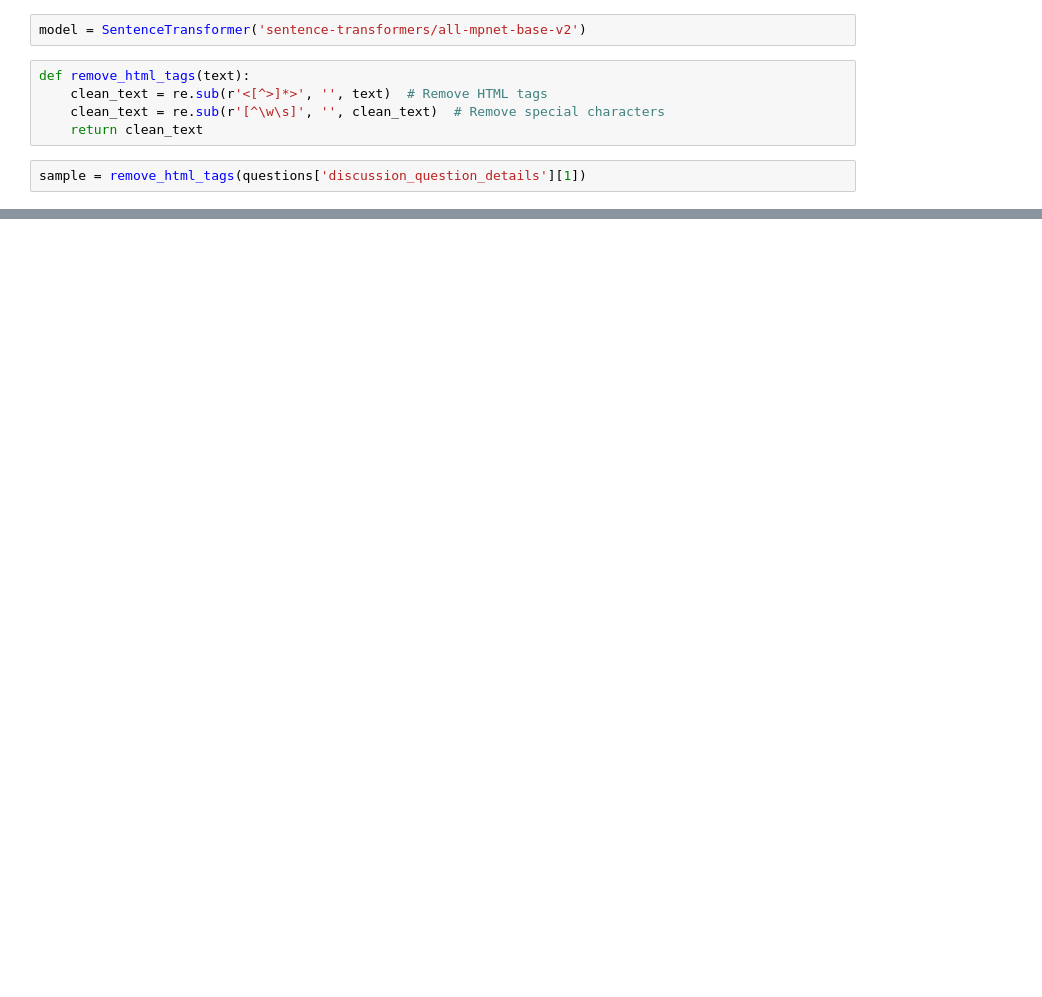
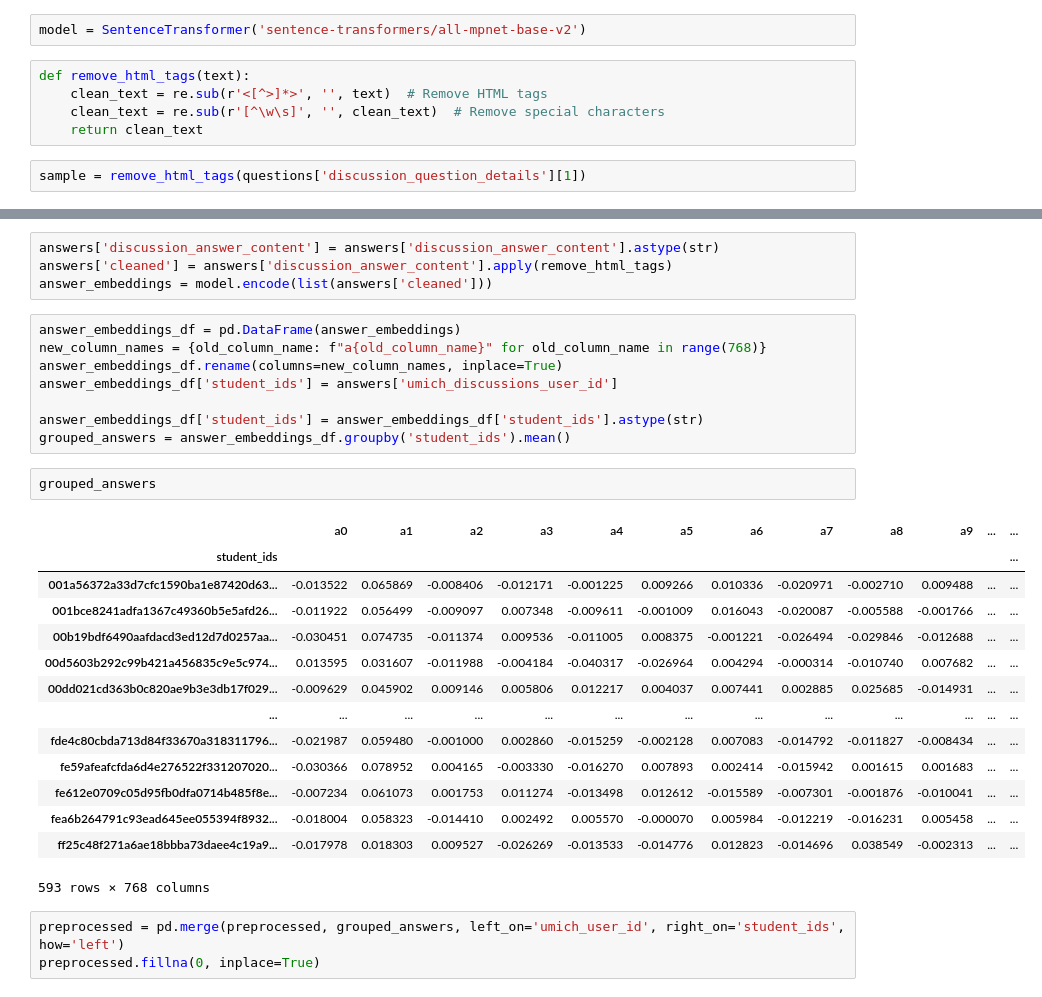
Before and after one commit to sarthyparty/algofair, a Jupyter notebook: sentence_embeddings.ipynb, the cells around one changed output, grey strips where cells are left out. Drawn from its saved outputs; the diff is of its cells as text; blank space fills up the shorter version.

```diff
--- a/sentence_embeddings.ipynb
+++ b/sentence_embeddings.ipynb
@@ -60,0 +103,32 @@ len(embeddings[0])
+# %%
+answers['discussion_answer_content'] = answers['discussion_answer_content'].astype(str)
+answers['cleaned'] = answers['discussion_answer_content'].apply(remove_html_tags)
+answer_embeddings = model.encode(list(answers['cleaned']))
+# %%
+answer_embeddings_df = pd.DataFrame(answer_embeddings)
+new_column_names = {old_column_name: f"a{old_column_name}" for old_column_name in range(768)}
+answer_embeddings_df.rename(columns=new_column_names, inplace=True)
+answer_embeddings_df['student_ids'] = answers['umich_discussions_user_id']
+
+answer_embeddings_df['student_ids'] = answer_embeddings_df['student_ids'].astype(str)
+grouped_answers = answer_embeddings_df.groupby('student_ids').mean()
+# %%
+grouped_answers
+# %% [output]
+|  | a0 | a1 | a2 | a3 | a4 | a5 | a6 | a7 | a8 | a9 | ... | ... |
+| student_ids |  |  |  |  |  |  |  |  |  |  |  | ... |
+| 001a56372a33d7cfc1590ba1e87420d63... | -0.013522 | 0.065869 | -0.008406 | -0.012171 | -0.001225 | 0.009266 | 0.010336 | -0.020971 | -0.002710 | 0.009488 | ... | ... |
+| 001bce8241adfa1367c49360b5e5afd26... | -0.011922 | 0.056499 | -0.009097 | 0.007348 | -0.009611 | -0.001009 | 0.016043 | -0.020087 | -0.005588 | -0.001766 | ... | ... |
+| 00b19bdf6490aafdacd3ed12d7d0257aa... | -0.030451 | 0.074735 | -0.011374 | 0.009536 | -0.011005 | 0.008375 | -0.001221 | -0.026494 | -0.029846 | -0.012688 | ... | ... |
+| 00d5603b292c99b421a456835c9e5c974... | 0.013595 | 0.031607 | -0.011988 | -0.004184 | -0.040317 | -0.026964 | 0.004294 | -0.000314 | -0.010740 | 0.007682 | ... | ... |
+| 00dd021cd363b0c820ae9b3e3db17f029... | -0.009629 | 0.045902 | 0.009146 | 0.005806 | 0.012217 | 0.004037 | 0.007441 | 0.002885 | 0.025685 | -0.014931 | ... | ... |
+| ... | ... | ... | ... | ... | ... | ... | ... | ... | ... | ... | ... | ... |
+| fde4c80cbda713d84f33670a318311796... | -0.021987 | 0.059480 | -0.001000 | 0.002860 | -0.015259 | -0.002128 | 0.007083 | -0.014792 | -0.011827 | -0.008434 | ... | ... |
+| fe59afeafcfda6d4e276522f331207020... | -0.030366 | 0.078952 | 0.004165 | -0.003330 | -0.016270 | 0.007893 | 0.002414 | -0.015942 | 0.001615 | 0.001683 | ... | ... |
+| fe612e0709c05d95fb0dfa0714b485f8e... | -0.007234 | 0.061073 | 0.001753 | 0.011274 | -0.013498 | 0.012612 | -0.015589 | -0.007301 | -0.001876 | -0.010041 | ... | ... |
+| fea6b264791c93ead645ee055394f8932... | -0.018004 | 0.058323 | -0.014410 | 0.002492 | 0.005570 | -0.000070 | 0.005984 | -0.012219 | -0.016231 | 0.005458 | ... | ... |
+| ff25c48f271a6ae18bbba73daee4c19a9... | -0.017978 | 0.018303 | 0.009527 | -0.026269 | -0.013533 | -0.014776 | 0.012823 | -0.014696 | 0.038549 | -0.002313 | ... | ... |
+593 rows × 768 columns
+# %%
+preprocessed = pd.merge(preprocessed, grouped_answers, left_on='umich_user_id', right_on='student_ids', how='left')
+preprocessed.fillna(0, inplace=True)
```
Also changed, not shown: parts of 18 cells of this notebook.
